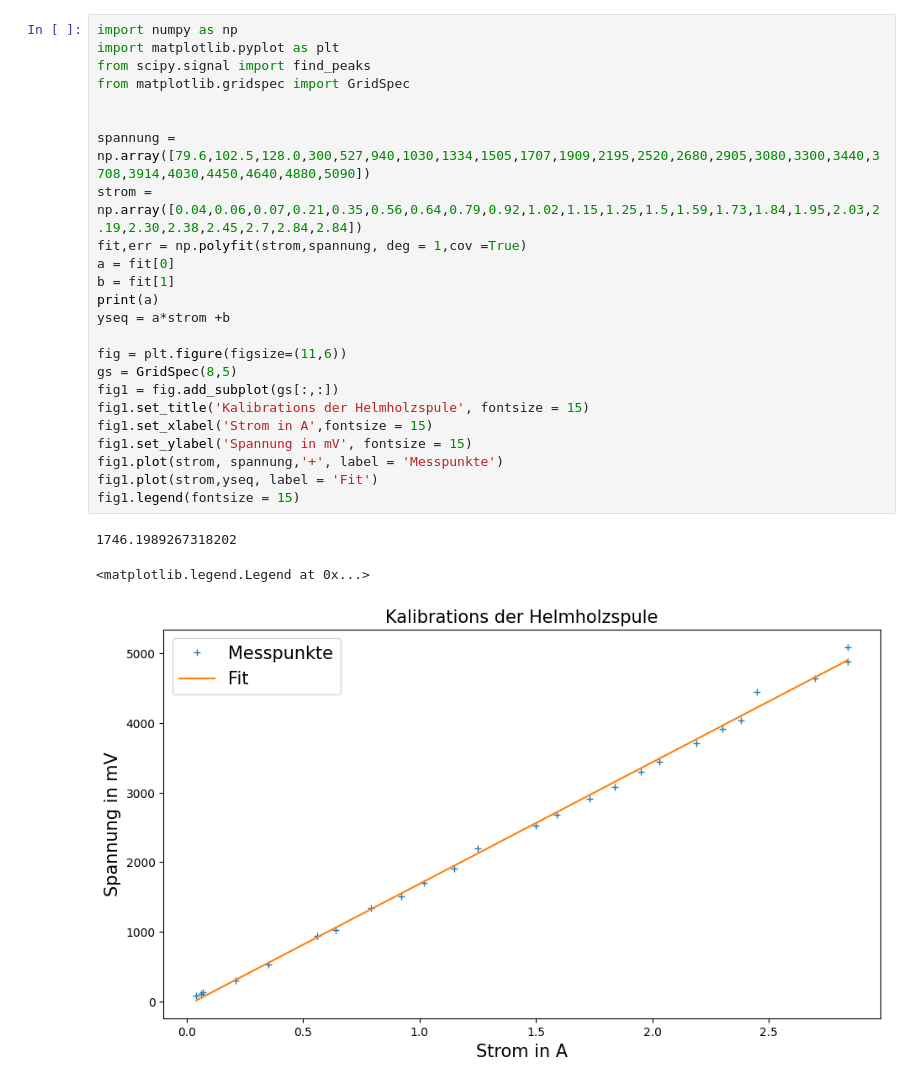
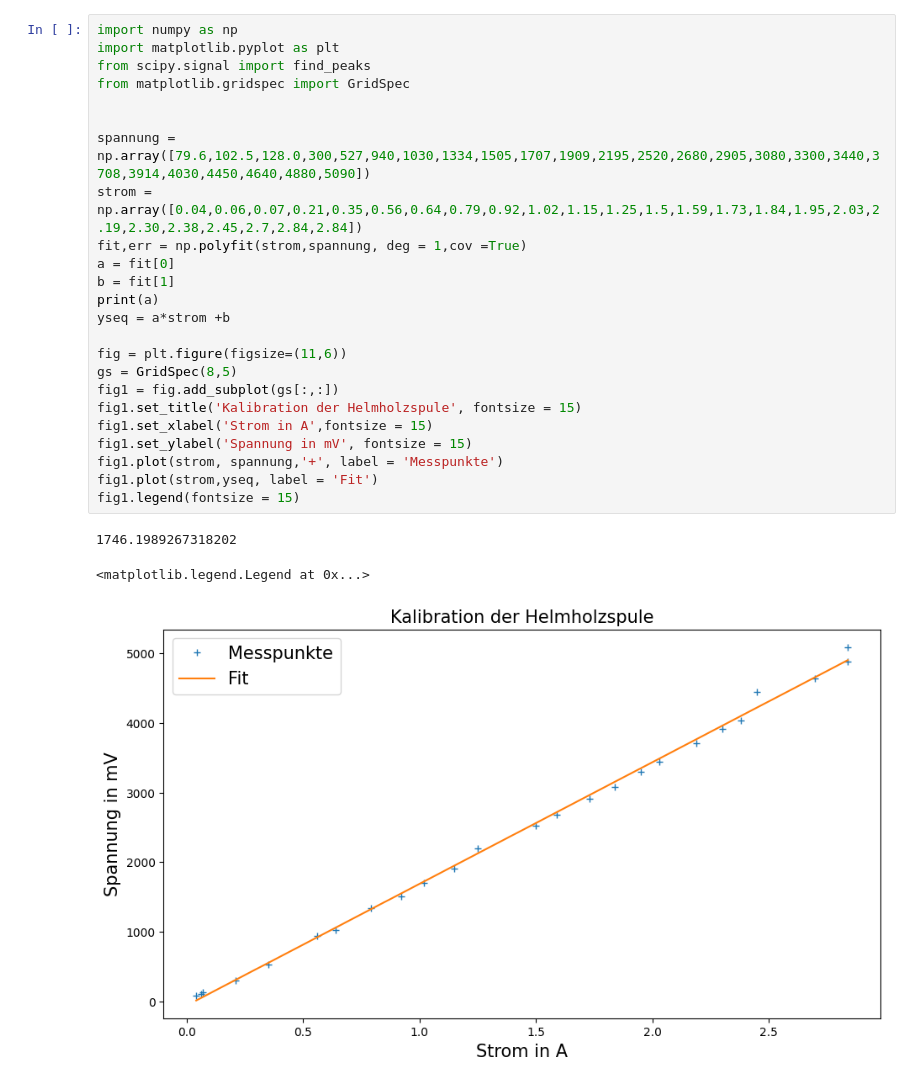
Before and after one commit to cedrickrm/F-Prak, a Jupyter notebook: Optisches_Pumpen/spulen_kalibration.ipynb, the cells around one changed output. Drawn from its saved outputs; the diff is of its cells as text.

```diff
--- a/Optisches_Pumpen/spulen_kalibration.ipynb
+++ b/Optisches_Pumpen/spulen_kalibration.ipynb
@@ -1,28 +1,28 @@
 # %%
 import numpy as np
 import matplotlib.pyplot as plt
 from scipy.signal import find_peaks
 from matplotlib.gridspec import GridSpec
 
 
 spannung = np.array([79.6,102.5,128.0,300,527,940,1030,1334,1505,1707,1909,2195,2520,2680,2905,3080,3300,3440,3708,3914,4030,4450,4640,4880,5090])
 strom = np.array([0.04,0.06,0.07,0.21,0.35,0.56,0.64,0.79,0.92,1.02,1.15,1.25,1.5,1.59,1.73,1.84,1.95,2.03,2.19,2.30,2.38,2.45,2.7,2.84,2.84])
 fit,err = np.polyfit(strom,spannung, deg = 1,cov =True)
 a = fit[0]
 b = fit[1]
 print(a)
 yseq = a*strom +b
 
 fig = plt.figure(figsize=(11,6))
 gs = GridSpec(8,5)
 fig1 = fig.add_subplot(gs[:,:])
-fig1.set_title('Kalibrations der Helmholzspule', fontsize = 15)
+fig1.set_title('Kalibration der Helmholzspule', fontsize = 15)
 fig1.set_xlabel('Strom in A',fontsize = 15)
 fig1.set_ylabel('Spannung in mV', fontsize = 15)
 fig1.plot(strom, spannung,'+', label = 'Messpunkte')
 fig1.plot(strom,yseq, label = 'Fit')
 fig1.legend(fontsize = 15)
 # %% [output]
 1746.1989267318202
 <matplotlib.legend.Legend at 0x...>
-[figure, old version]
+[figure, new version]
```
Also changed, not shown: 3 other files.
